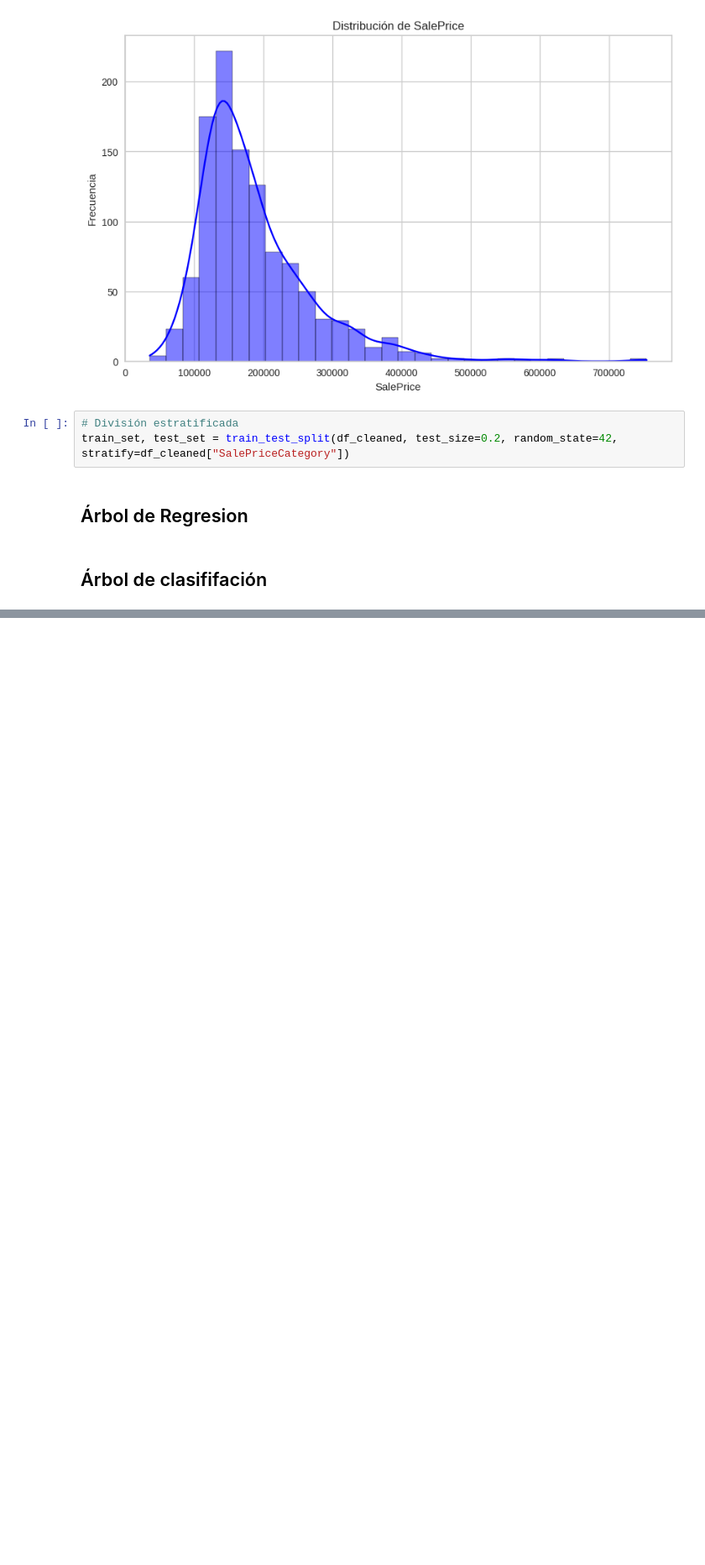
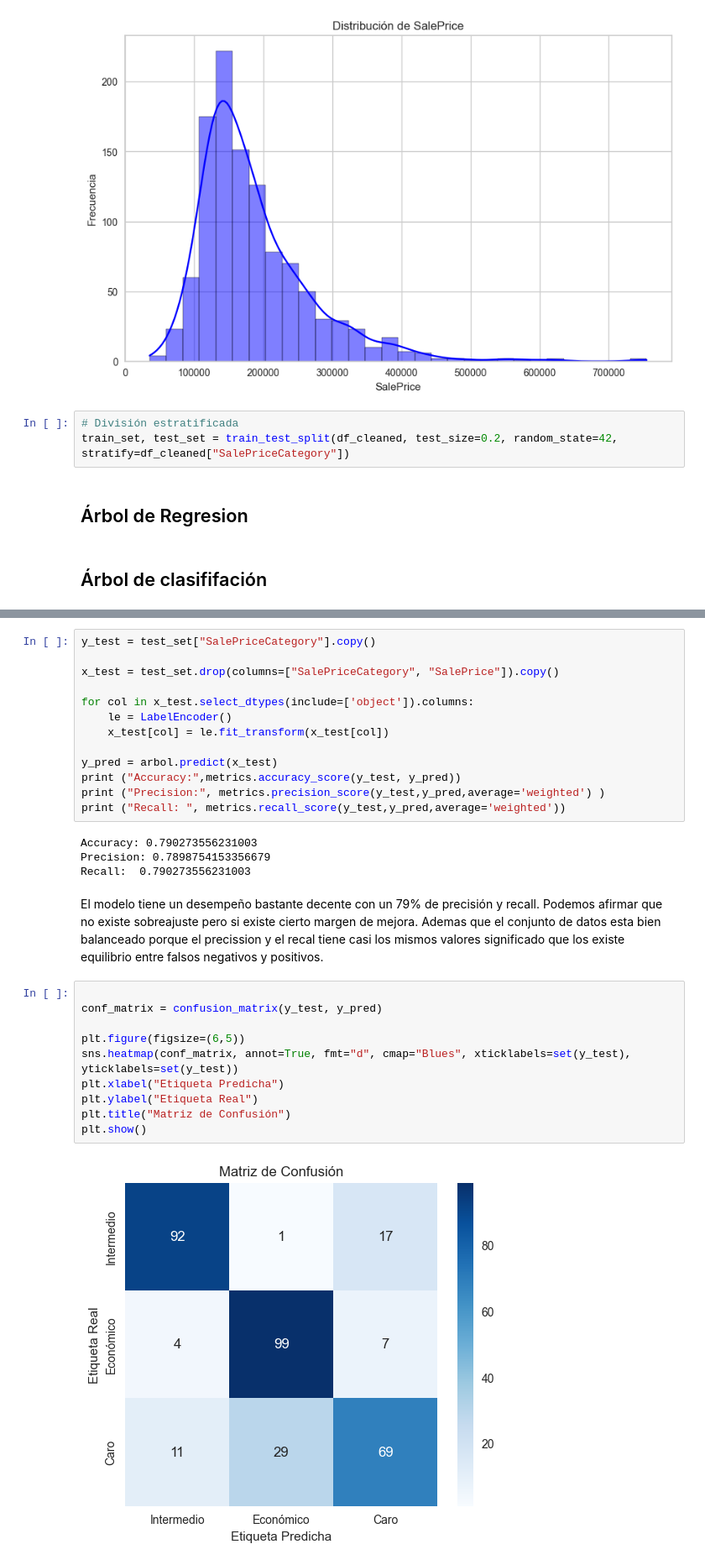
Before and after one commit to DanielRasho/MD-Proyecto2, a Jupyter notebook: decisionTreeReport.ipynb, the cells around one changed output, grey strips where cells are left out. Shown: that part at 84% size. Saved outputs shown, nothing was run; the diff lists cells and outputs as text; blank space fills up the shorter version.

```diff
--- a/decisionTreeReport.ipynb
+++ b/decisionTreeReport.ipynb
@@ -216,0 +307,31 @@ train_set, test_set = train_test_split(df_cleaned, test_size=0.2, random_state=4
+# %%
+y_test = test_set["SalePriceCategory"].copy()
+
+x_test = test_set.drop(columns=["SalePriceCategory", "SalePrice"]).copy()
+
+for col in x_test.select_dtypes(include=['object']).columns:
+    le = LabelEncoder()
+    x_test[col] = le.fit_transform(x_test[col])
+
+y_pred = arbol.predict(x_test)
+print ("Accuracy:",metrics.accuracy_score(y_test, y_pred))
+print ("Precision:", metrics.precision_score(y_test,y_pred,average='weighted') )
+print ("Recall: ", metrics.recall_score(y_test,y_pred,average='weighted'))
+# %% [output]
+Accuracy: 0.790273556231003
+Precision: 0.7898754153356679
+Recall:  0.790273556231003
+# %% [markdown]
+El modelo tiene un desempeño bastante decente con un 79% de precisión y recall. Podemos afirmar que no existe sobreajuste pero si existe cierto margen de mejora. Ademas que el conjunto de datos esta bien balanceado porque el precission y el recal tiene casi los mismos valores significado que los existe equilibrio entre falsos negativos y positivos.
+# %%
+
+conf_matrix = confusion_matrix(y_test, y_pred)
+
+plt.figure(figsize=(6,5))
+sns.heatmap(conf_matrix, annot=True, fmt="d", cmap="Blues", xticklabels=set(y_test), yticklabels=set(y_test))
+plt.xlabel("Etiqueta Predicha")
+plt.ylabel("Etiqueta Real")
+plt.title("Matriz de Confusión")
+plt.show()
+# %% [output]
+[figure, added]
```
Also changed, not shown: parts of 24 cells of this notebook.
